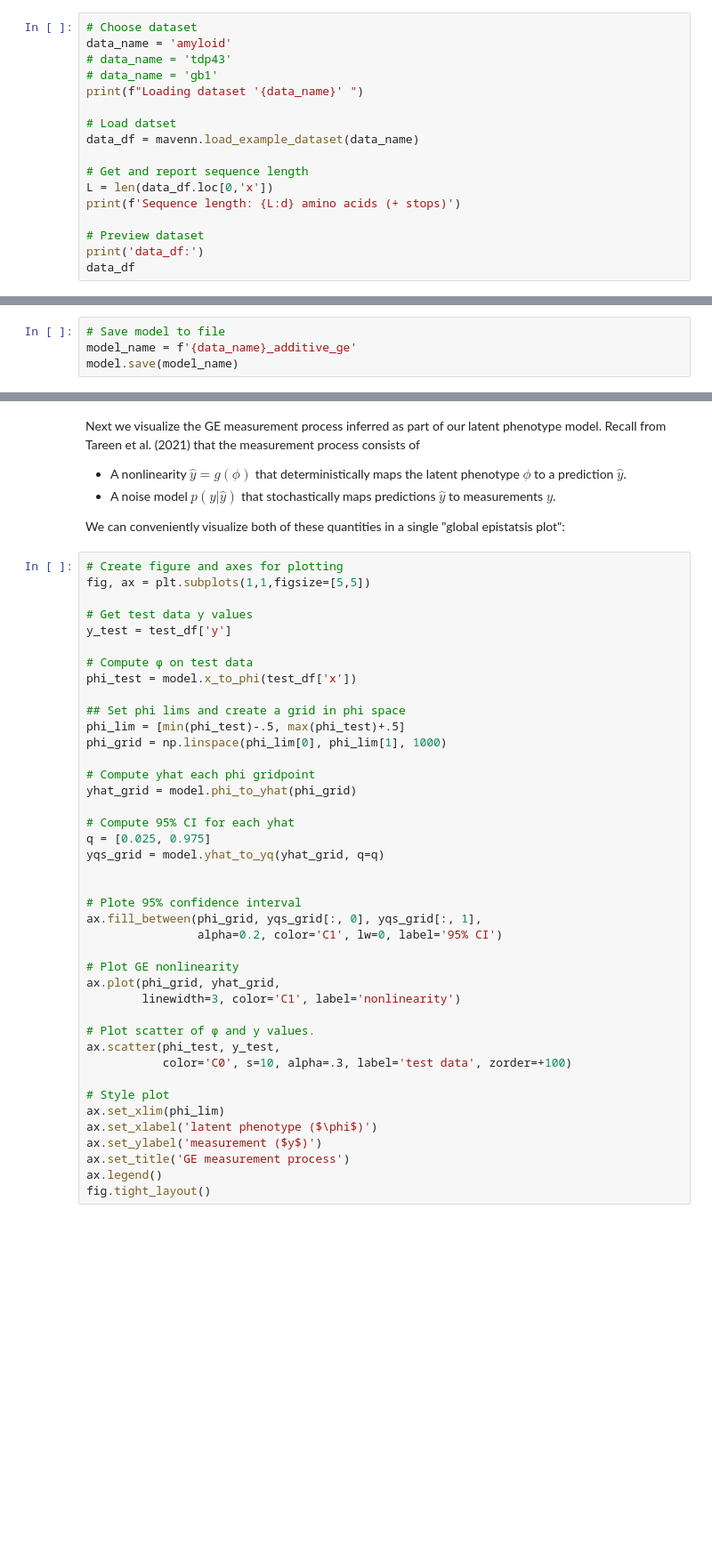
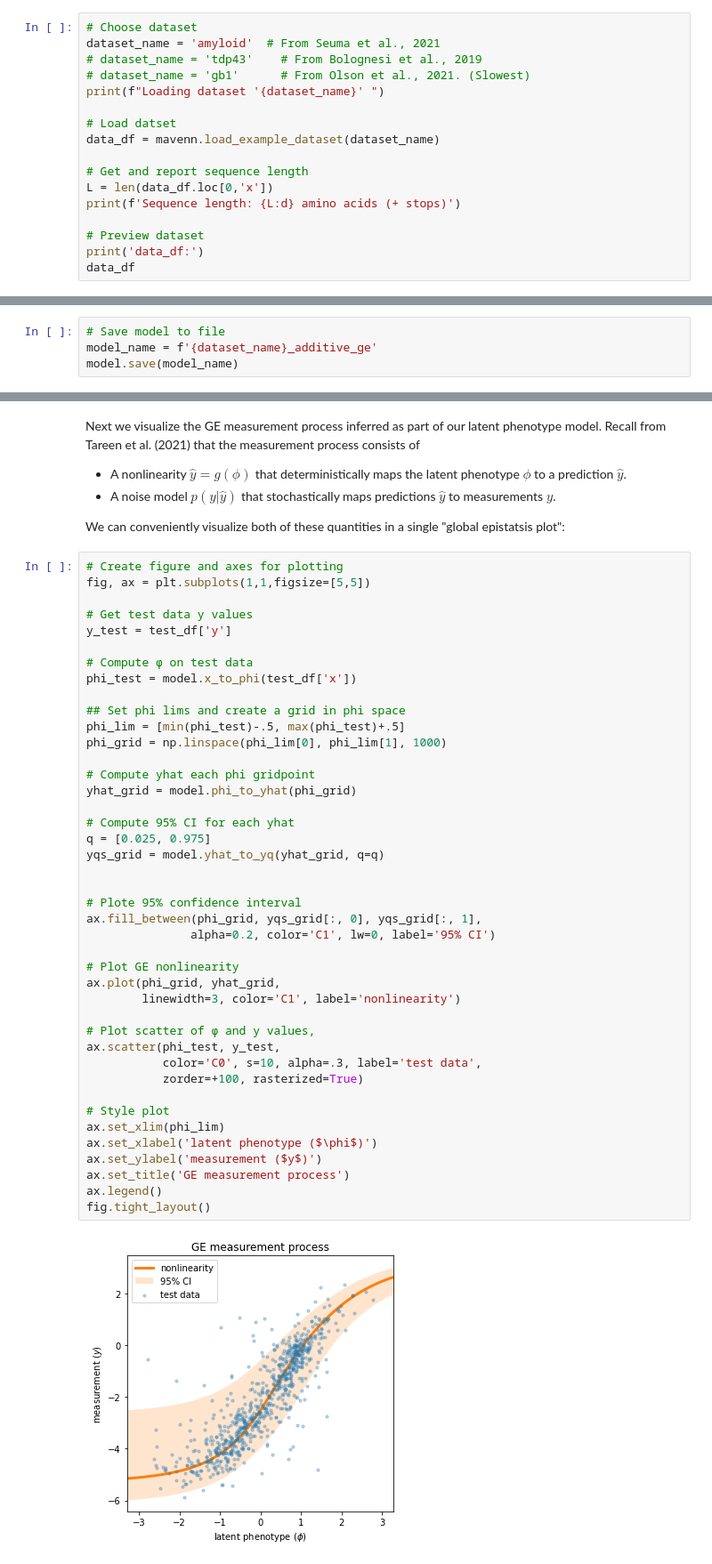
Before and after one commit to jbkinney/mavenn, a Jupyter notebook: docs/tutorials/2_protein_dms_additive_gpmaps.ipynb, the cells around one changed output, grey strips where cells are left out. Shown at 89% size. Saved outputs shown, nothing was run; the diff lists cells and outputs as text; blank space fills up the shorter version.

```diff
--- a/docs/tutorials/2_protein_dms_additive_gpmaps.ipynb
+++ b/docs/tutorials/2_protein_dms_additive_gpmaps.ipynb
@@ -19,13 +19,13 @@ import mavenn
 First we choose which dataset we wish to model, and we load it as a Pandas dataframe using `mavenn.load_example_dataset()`. We then compute the length of sequences in that dataset; we will need this quantity for defining the architecture of our model.
 # %%
 # Choose dataset
-data_name = 'amyloid'
-# data_name = 'tdp43'
-# data_name = 'gb1'
-print(f"Loading dataset '{data_name}' ")
+dataset_name = 'amyloid'  # From Seuma et al., 2021
+# dataset_name = 'tdp43'    # From Bolognesi et al., 2019
+# dataset_name = 'gb1'      # From Olson et al., 2021. (Slowest)
+print(f"Loading dataset '{dataset_name}' ")
 
 # Load datset
-data_df = mavenn.load_example_dataset(data_name)
+data_df = mavenn.load_example_dataset(dataset_name)
 
 # Get and report sequence length
 L = len(data_df.loc[0,'x'])
@@ -138,5 +148,5 @@ print(f'test_I_pred: {I_pred:.3f} +- {dI_pred:.3f} bits')
 To save the trained model we call `model.save()`. This records our model in **two separate files**: a pickle file that defines model architecture (extension `'.pickle'`), and an H5 file that records model parameters (extension `'.h5'`).
 # %%
 # Save model to file
-model_name = f'{data_name}_additive_ge'
+model_name = f'{dataset_name}_additive_ge'
 model.save(model_name)
@@ -255,34 +278,37 @@ y_test = test_df['y']
 phi_test = model.x_to_phi(test_df['x'])
 
 ## Set phi lims and create a grid in phi space
 phi_lim = [min(phi_test)-.5, max(phi_test)+.5]
 phi_grid = np.linspace(phi_lim[0], phi_lim[1], 1000)
 
 # Compute yhat each phi gridpoint
 yhat_grid = model.phi_to_yhat(phi_grid)
 
 # Compute 95% CI for each yhat
 q = [0.025, 0.975]
 yqs_grid = model.yhat_to_yq(yhat_grid, q=q)
 
 
 # Plote 95% confidence interval
 ax.fill_between(phi_grid, yqs_grid[:, 0], yqs_grid[:, 1],
-                alpha=0.2, color='C1', lw=0, label='95% CI')
+               alpha=0.2, color='C1', lw=0, label='95% CI')
 
 # Plot GE nonlinearity
 ax.plot(phi_grid, yhat_grid,
         linewidth=3, color='C1', label='nonlinearity')
 
-# Plot scatter of φ and y values.
+# Plot scatter of φ and y values,
 ax.scatter(phi_test, y_test,
-           color='C0', s=10, alpha=.3, label='test data', zorder=+100)
+           color='C0', s=10, alpha=.3, label='test data',
+           zorder=+100, rasterized=True)
 
 # Style plot
 ax.set_xlim(phi_lim)
 ax.set_xlabel('latent phenotype ($\phi$)')
 ax.set_ylabel('measurement ($y$)')
 ax.set_title('GE measurement process')
 ax.legend()
 fig.tight_layout()
+# %% [output]
+[figure, added]
 # %% [markdown]
```
Also changed, not shown: parts of 25 cells of this notebook, 4 other files.
